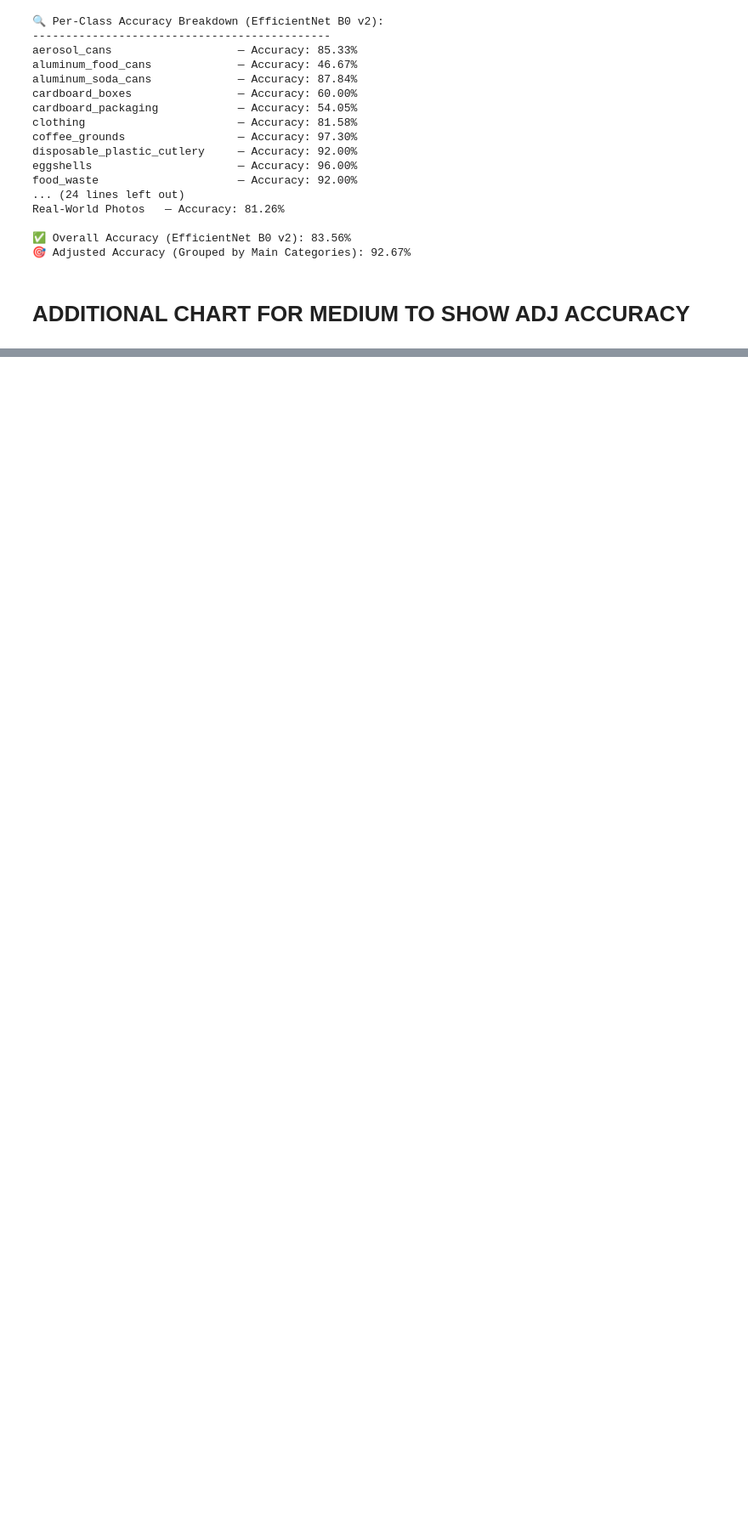
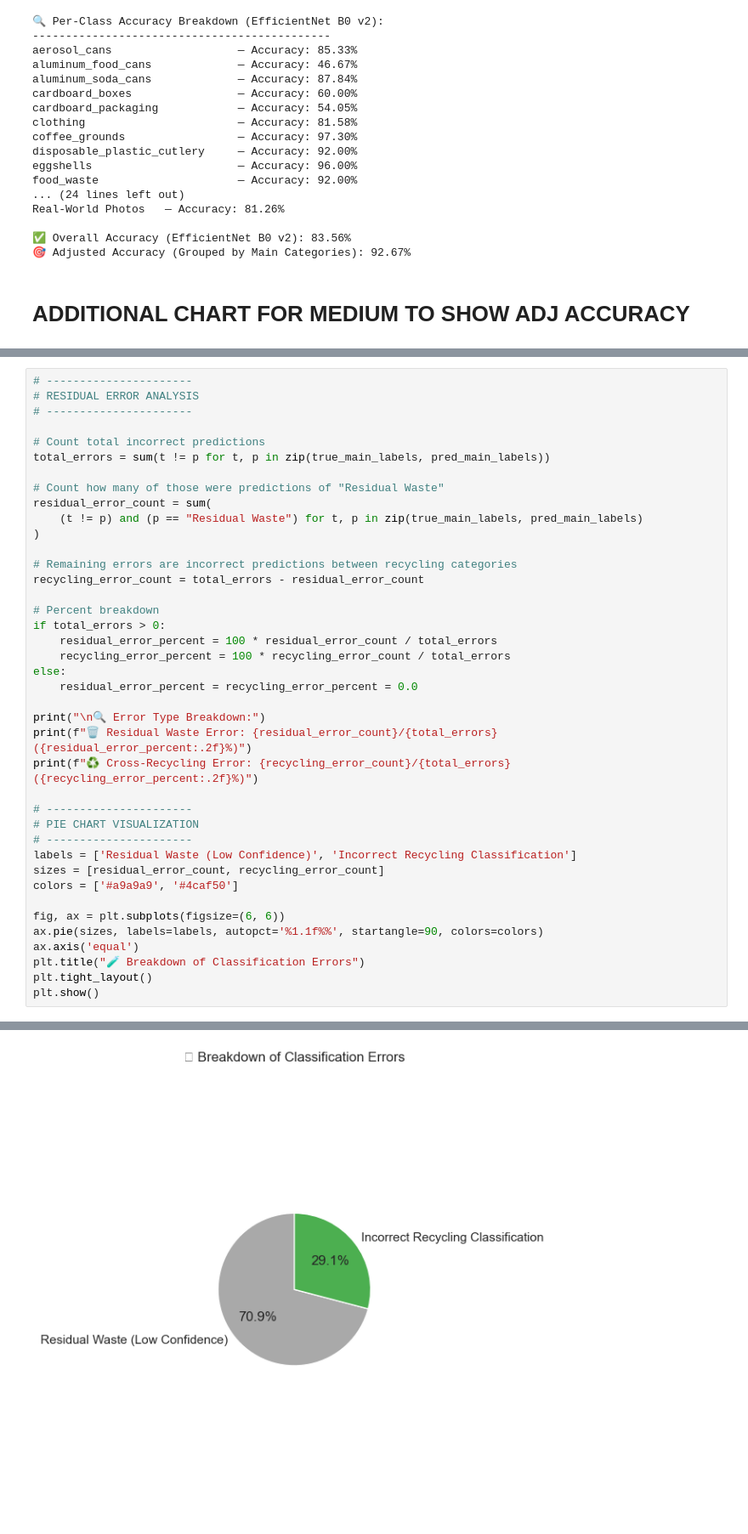
Before and after one commit to skozub25/Waste-Classification, a Jupyter notebook: refine_best_models.ipynb, the cells around one changed output, grey strips where cells are left out. Shown at 85% size. Saved outputs shown, nothing was run; the diff lists cells and outputs as text; blank space fills up the shorter version.

```diff
--- a/refine_best_models.ipynb
+++ b/refine_best_models.ipynb
@@ -2340,0 +2682,41 @@ plt.show()
+# %%
+# ----------------------
+# RESIDUAL ERROR ANALYSIS
+# ----------------------
+
+# Count total incorrect predictions
+total_errors = sum(t != p for t, p in zip(true_main_labels, pred_main_labels))
+
+# Count how many of those were predictions of "Residual Waste"
+residual_error_count = sum(
+    (t != p) and (p == "Residual Waste") for t, p in zip(true_main_labels, pred_main_labels)
+)
+
+# Remaining errors are incorrect predictions between recycling categories
+recycling_error_count = total_errors - residual_error_count
+
+# Percent breakdown
+if total_errors > 0:
+    residual_error_percent = 100 * residual_error_count / total_errors
+    recycling_error_percent = 100 * recycling_error_count / total_errors
+else:
+    residual_error_percent = recycling_error_percent = 0.0
+
+print("\n🔍 Error Type Breakdown:")
+print(f"🗑 Residual Waste Error: {residual_error_count}/{total_errors} ({residual_error_percent:.2f}%)")
+print(f"♻️ Cross-Recycling Error: {recycling_error_count}/{total_errors} ({recycling_error_percent:.2f}%)")
+
+# ----------------------
+# PIE CHART VISUALIZATION
+# ----------------------
+labels = ['Residual Waste (Low Confidence)', 'Incorrect Recycling Classification']
+sizes = [residual_error_count, recycling_error_count]
+colors = ['#a9a9a9', '#4caf50']
+
+fig, ax = plt.subplots(figsize=(6, 6))
+ax.pie(sizes, labels=labels, autopct='%1.1f%%', startangle=90, colors=colors)
+ax.axis('equal')
+plt.title("🧪 Breakdown of Classification Errors")
+plt.tight_layout()
+plt.show()
+# %% [output]
@@ -2340,0 +2726 @@ plt.show()
+[figure, added]
```
Also changed, not shown: parts of 6 cells of this notebook, 1 other file.
